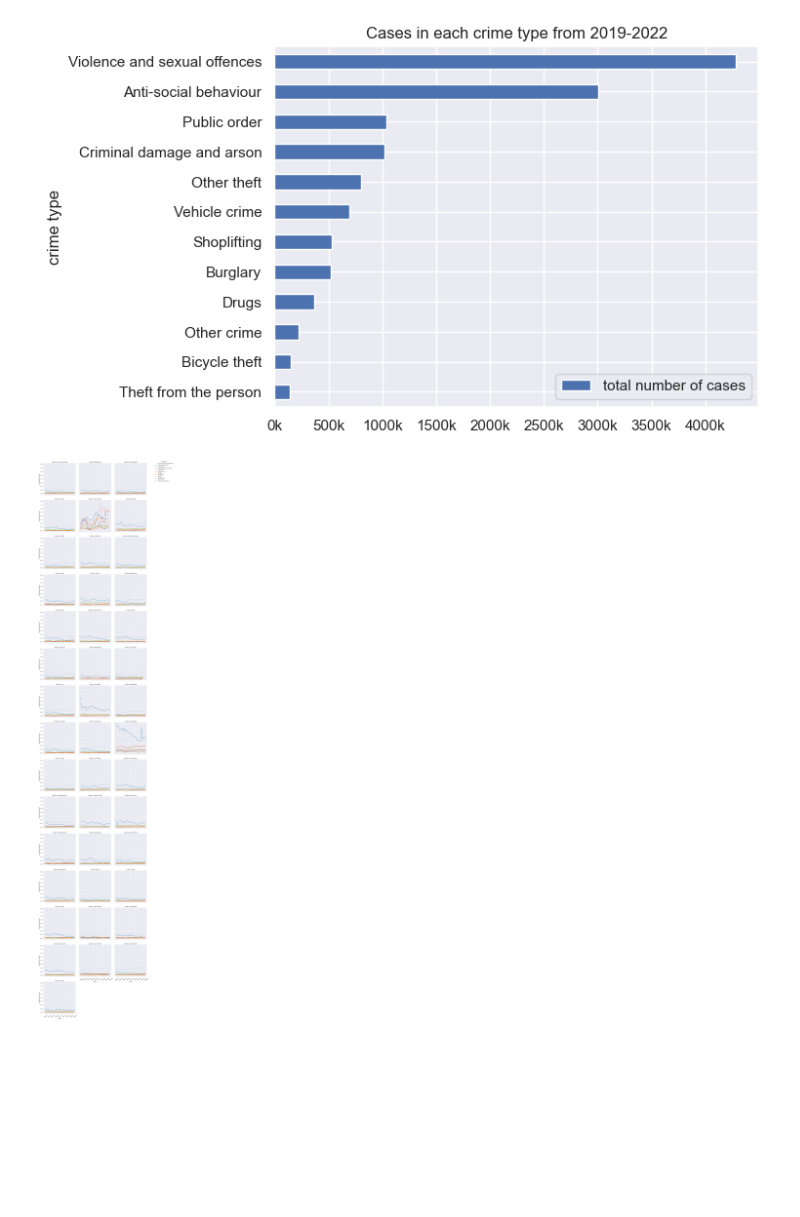
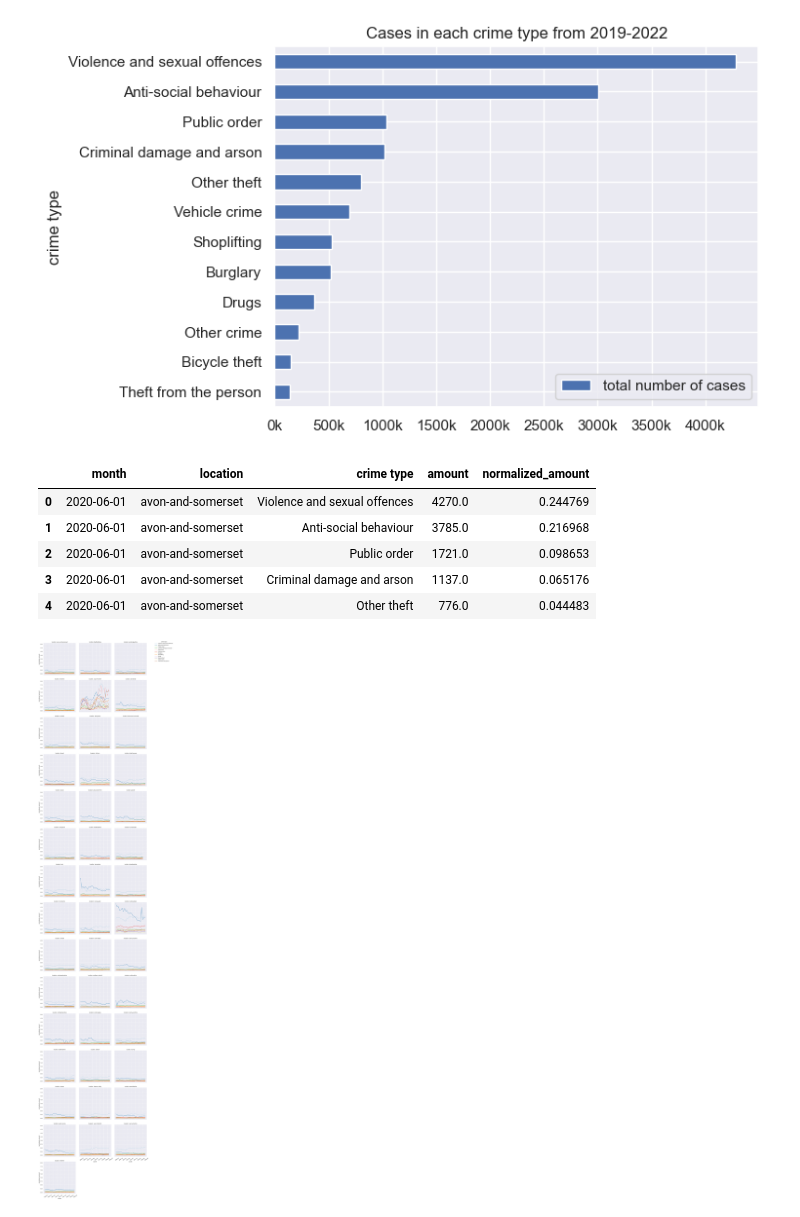
Before and after one commit to samsatp/crime-prediction-UK, a Jupyter notebook: EDA/EDA.ipynb, the cells around one changed output. Drawn from its saved outputs; the diff is of its cells as text; code cells hidden in the pictures; blank space fills up the shorter version.

```diff
--- a/EDA/EDA.ipynb
+++ b/EDA/EDA.ipynb
@@ -89 +97,23 @@ pop_dict = pop.set_index('force_name').to_dict()
+# %%
+# Pivot table to make crime type as a column
+# and count each crime type and normalize its count with population
+
+df_location = df[list(crime_types) + ['month','location']]\
+                .set_index(['month','location'])\
+                .stack().to_frame().reset_index()
+df_location.columns = ['month', 'location',  'crime type', 'amount']
+
+df_location['normalized_amount'] = df_location[['amount','location']]\
+                .apply(
+                    lambda x: x['amount']/pop_dict['population2021'][x['location']] * 100,
+                    axis=1
+                )
+df_location.head()
+# %% [output]
+|  | month | location | crime type | amount | normalized_amount |
+| 0 | 2020-06-01 | avon-and-somerset | Violence and sexual offences | 4270.0 | 0.244769 |
+| 1 | 2020-06-01 | avon-and-somerset | Anti-social behaviour | 3785.0 | 0.216968 |
+| 2 | 2020-06-01 | avon-and-somerset | Public order | 1721.0 | 0.098653 |
+| 3 | 2020-06-01 | avon-and-somerset | Criminal damage and arson | 1137.0 | 0.065176 |
+| 4 | 2020-06-01 | avon-and-somerset | Other theft | 776.0 | 0.044483 |
 # %%
```
Also changed, not shown: parts of 33 cells of this notebook, 2 other files.
